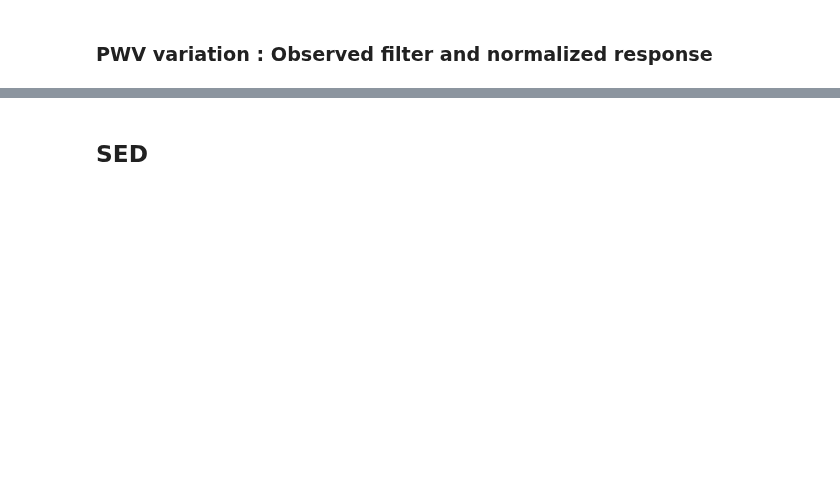
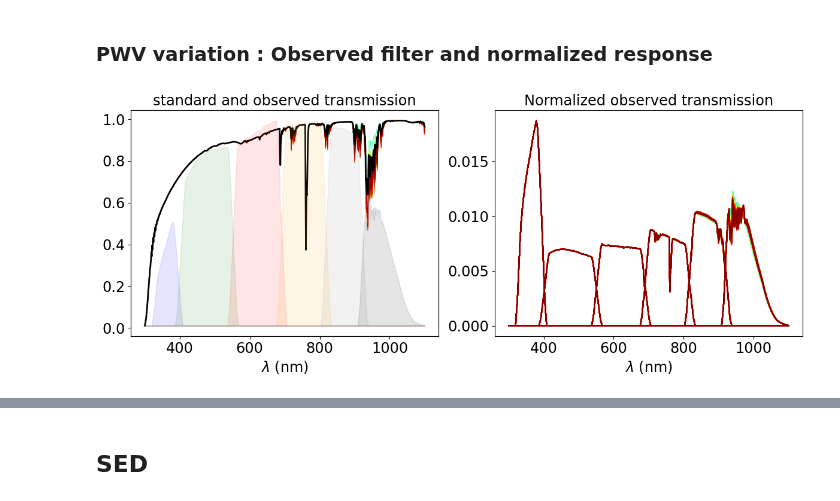
Before and after one commit to sylvielsstfr/RubinLSSTPhotometricCorrTuto, a Jupyter notebook: notebooks/10_resolution/ComputeMagResolution_LSSTfilters.ipynb, the cells around one changed output, grey strips where cells are left out. Drawn from its saved outputs; the diff is of its cells as text; code cells hidden in the pictures; blank space fills up the shorter version.

```diff
--- a/notebooks/10_resolution/ComputeMagResolution_LSSTfilters.ipynb
+++ b/notebooks/10_resolution/ComputeMagResolution_LSSTfilters.ipynb
@@ -189,7 +225,7 @@ scalarMap = cmx.ScalarMappable(norm=cNorm, cmap=jet)
 all_colors = scalarMap.to_rgba(np.arange(NOBS), alpha=1)
 
 
-fig = plt.figure(figsize=(12,4))
+fig = plt.figure(figsize=(12,5))
 
 # Figure 1
 axs=fig.add_subplot(1,2,1)
@@ -217,33 +253,35 @@ all_linestyles = ['-','--','-.',':','-','--','-.',':','-','--','-.',':','-','--'
 
 # wavelength bin colors
 jet = plt.get_cmap('jet')
 cNorm = colors.Normalize(vmin=0, vmax=NOBS)
 scalarMap = cmx.ScalarMappable(norm=cNorm, cmap=jet)
 all_colors = scalarMap.to_rgba(np.arange(NOBS), alpha=1)
 
 
 for idx_pwv,pwv in enumerate(all_pwv):
 
     label = f"pwv={pwv:.1f}"
 
     for ifilt,f in enumerate(filter_tagnames):
 
         the_x=pc.WL
         the_y=pc.coll_phiArray_nonstd[idx_pwv][ifilt,:]
 
 
         if ifilt==1:
             axs.plot(the_x,the_y,color=all_colors[idx_pwv],linestyle="-",label=label )
         else:
             axs.plot(the_x,the_y,color=all_colors[idx_pwv],linestyle="-")
 
 axs.set_xlabel("$\lambda$ (nm)")
 axs.set_title("Normalized observed transmission")
 #axs.legend(bbox_to_anchor=(1.03, 1.0))
 
 
 plt.tight_layout()
 plt.show()
+# %% [output]
+[figure, added]
 # %%
 NOBS = len(all_pwv)
 
```
Also changed, not shown: parts of 17 cells of this notebook.
